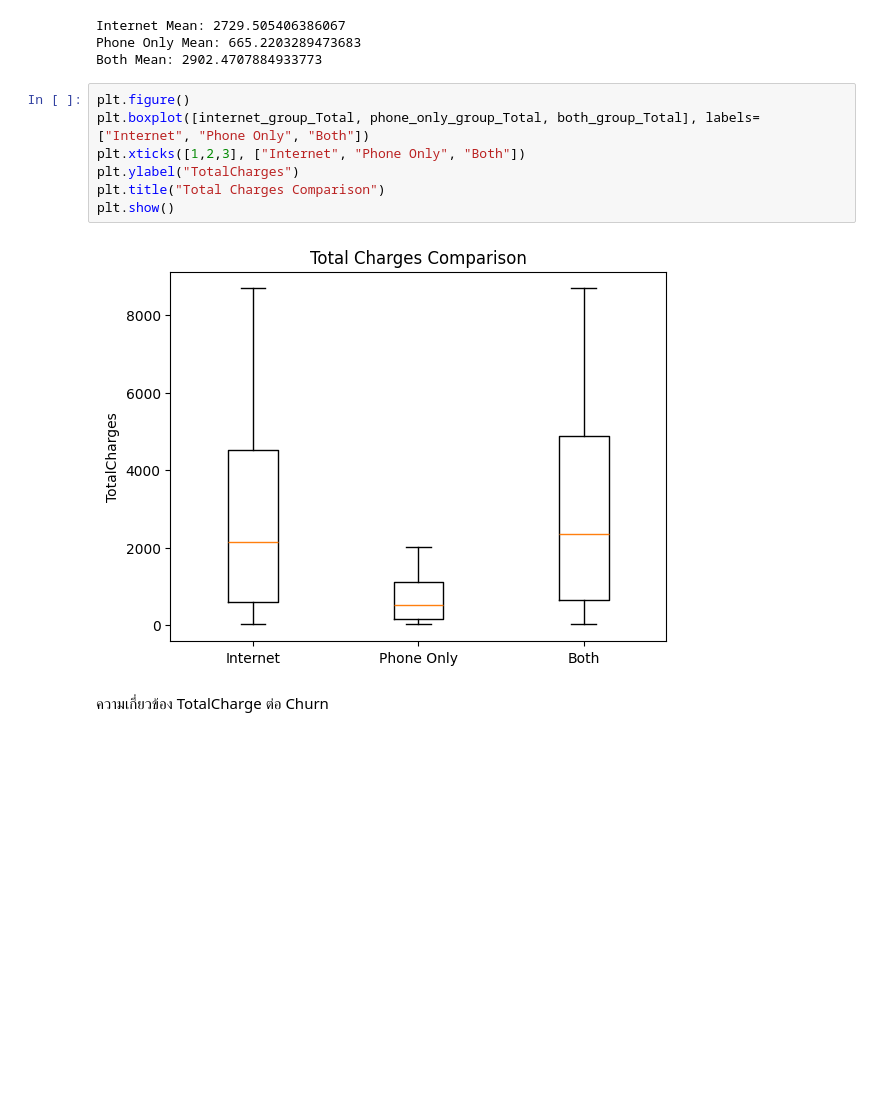
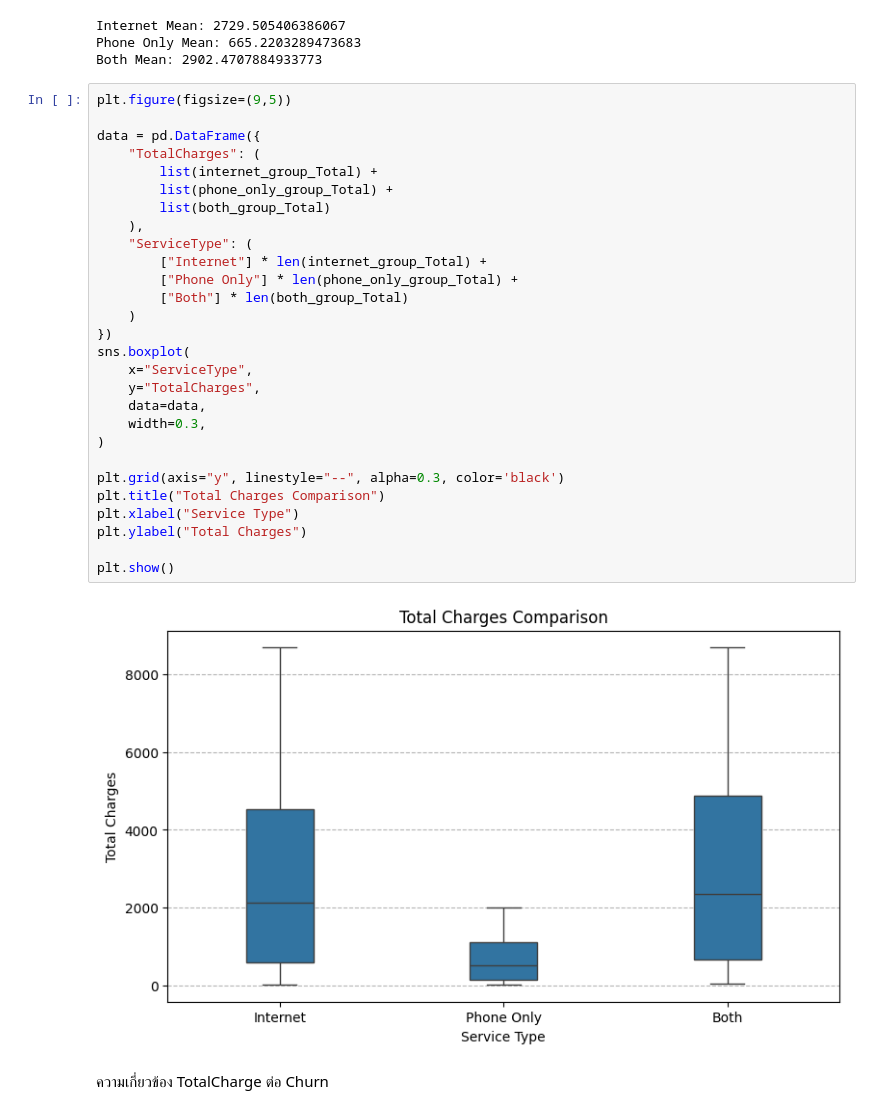
Before and after one commit to ppts2545/Telco-Customer-Churn-by-BlastChar, a Jupyter notebook: notebooks/03_exploratory_analysis/eda 1/02_eda_charges.ipynb, the cells around one changed output. Saved outputs shown, nothing was run; the diff lists cells and outputs as text; blank space fills up the shorter version.

```diff
--- a/notebooks/03_exploratory_analysis/eda 1/02_eda_charges.ipynb
+++ b/notebooks/03_exploratory_analysis/eda 1/02_eda_charges.ipynb
@@ -92,15 +116,36 @@ print("Both Mean:", both_group_Total.mean())
 Internet Mean: 2729.505406386067
 Phone Only Mean: 665.2203289473683
 Both Mean: 2902.4707884933773
-# %%
-plt.figure()
-plt.boxplot([internet_group_Total, phone_only_group_Total, both_group_Total], labels=["Internet", "Phone Only", "Both"])
-plt.xticks([1,2,3], ["Internet", "Phone Only", "Both"])
-plt.ylabel("TotalCharges")
-plt.title("Total Charges Comparison")
-plt.show()
-# %% [output]
-[figure, removed]
+# %%
+plt.figure(figsize=(9,5))
+
+data = pd.DataFrame({
+    "TotalCharges": (
+        list(internet_group_Total) +
+        list(phone_only_group_Total) +
+        list(both_group_Total)
+    ),
+    "ServiceType": (
+        ["Internet"] * len(internet_group_Total) +
+        ["Phone Only"] * len(phone_only_group_Total) +
+        ["Both"] * len(both_group_Total)
+    )
+})
+sns.boxplot(
+    x="ServiceType",
+    y="TotalCharges",
+    data=data,
+    width=0.3,
+)
+
+plt.grid(axis="y", linestyle="--", alpha=0.3, color='black')
+plt.title("Total Charges Comparison")
+plt.xlabel("Service Type")
+plt.ylabel("Total Charges")
+
+plt.show()
+# %% [output]
+[figure, added]
 # %% [markdown]
 ความเกี่ยวข้อง TotalCharge ต่อ Churn
 # %%
```
Also changed, not shown: parts of 3 cells of this notebook, 1 other file.
